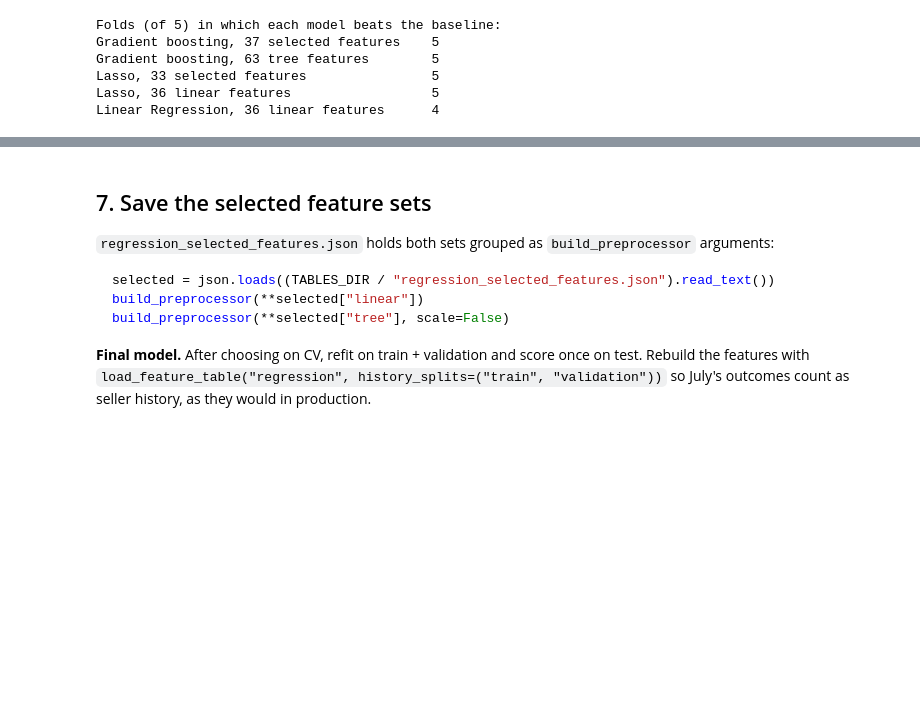
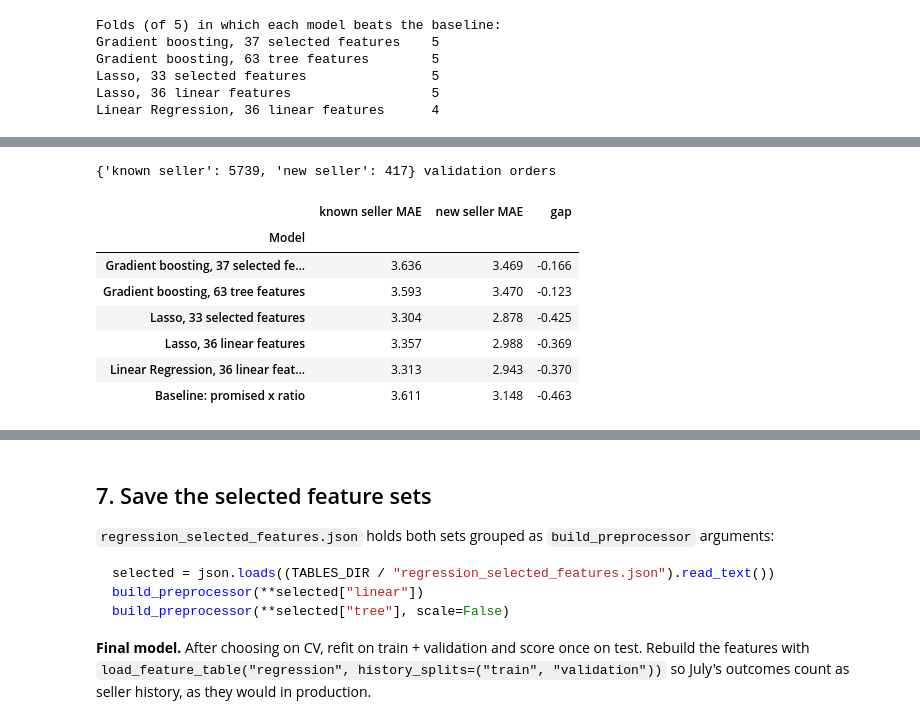
Before and after one commit to zhuamnq/Team2_IT5006_Ecommerce_Analytics_AY2627Sem1, a Jupyter notebook: notebooks/03c_feature_selection.ipynb, the cells around one changed output, grey strips where cells are left out. Saved outputs shown, nothing was run; the diff lists cells and outputs as text; code cells hidden in the pictures; blank space fills up the shorter version.

```diff
--- a/notebooks/03c_feature_selection.ipynb
+++ b/notebooks/03c_feature_selection.ipynb
@@ -195,13 +197,8 @@ display(pd.DataFrame([
 
 
 def regression_report(name, y_true, y_pred):
-    return {
-        "Model": name,
-        "MAE": mean_absolute_error(y_true, y_pred),
-        "RMSE": np.sqrt(mean_squared_error(y_true, y_pred)),
-        "R2": r2_score(y_true, y_pred),
-        "Bias": np.mean(y_pred - y_true),  # > 0: predicts slower than actual
-    }
+    # Bias > 0: predicts slower than actual
+    return {"Model": name, **regression_metrics(y_true, y_pred)}
 
 
 def cv_fold_mae(model, X):
@@ -454,12 +451,13 @@ candidates = {
     f"Gradient boosting, {len(tree_selected)} selected features": (tree_on(FEATURES_TREE_SELECTED), tree_selected),
 }
 
-rows, folds = [], {}
+rows, folds, val_predictions = [], {}, {}
 for name, (model, columns) in candidates.items():
     fold_mae = cv_fold_mae(model, X_train[columns])
     folds[name] = fold_mae
     fitted = clone(model).fit(X_train[columns], y_train_ratio)
     val_pred = to_days(fitted.predict(X_val[columns]), X_val["promised_delivery_days"])
+    val_predictions[name] = val_pred
     val = regression_report(name, y_val, val_pred)
     rows.append({
         "Model": name,
@@ -507,0 +510,25 @@ Linear Regression, 36 linear features      4
+# %%
+new_seller = val_df["seller_past_deliveries"].eq(0)
+groups = {"known seller": ~new_seller.to_numpy(), "new seller": new_seller.to_numpy()}
+
+print({group: int(mask.sum()) for group, mask in groups.items()}, "validation orders")
+
+seller_breakdown = pd.DataFrame({
+    name: {
+        f"{group} MAE": mean_absolute_error(y_val[mask], pred[mask])
+        for group, mask in groups.items()
+    }
+    for name, pred in val_predictions.items()
+}).T
+seller_breakdown["gap"] = seller_breakdown["new seller MAE"] - seller_breakdown["known seller MAE"]
+display(seller_breakdown.loc[comparison.index].round(3))
+# %% [output]
+{'known seller': 5739, 'new seller': 417} validation orders
+|  | known seller MAE | new seller MAE | gap |
+| Model |  |  |  |
+| Gradient boosting, 37 selected fe... | 3.636 | 3.469 | -0.166 |
+| Gradient boosting, 63 tree features | 3.593 | 3.470 | -0.123 |
+| Lasso, 33 selected features | 3.304 | 2.878 | -0.425 |
+| Lasso, 36 linear features | 3.357 | 2.988 | -0.369 |
+| Linear Regression, 36 linear feat... | 3.313 | 2.943 | -0.370 |
+| Baseline: promised x ratio | 3.611 | 3.148 | -0.463 |
```
Also changed, not shown: parts of 7 cells of this notebook, 11 other files.
